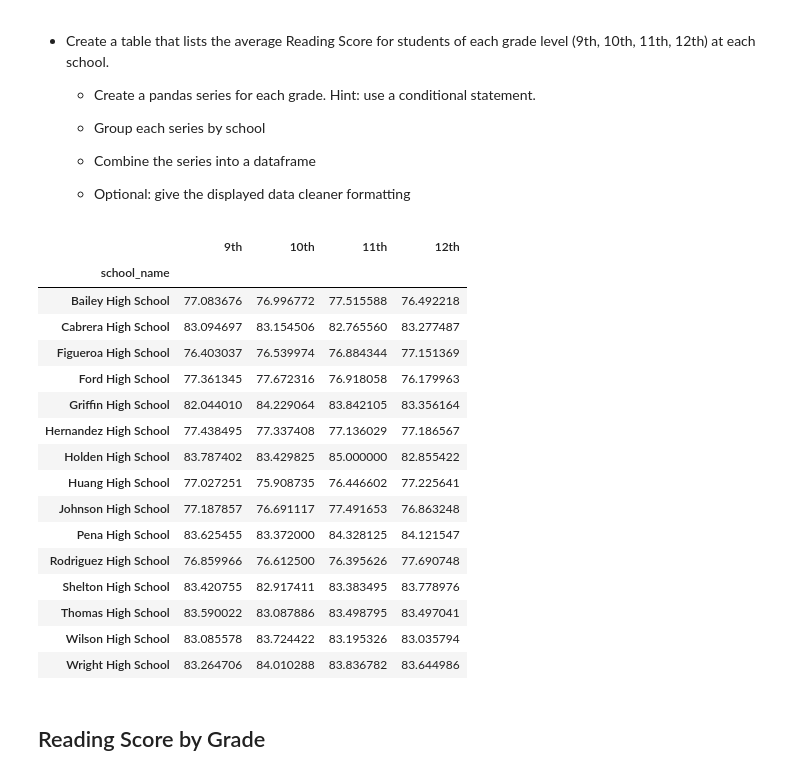
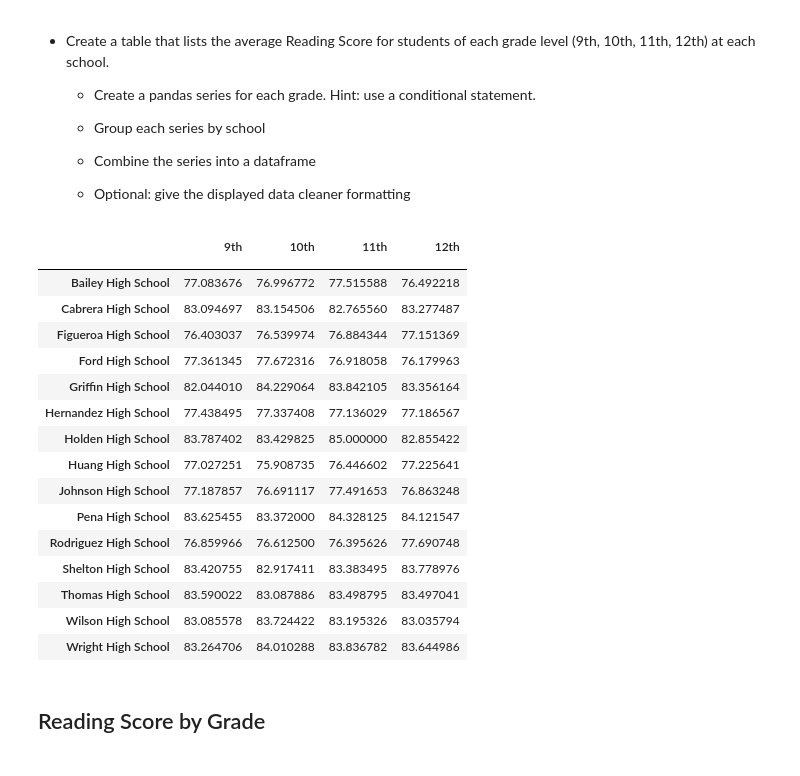
Before and after one commit to hiu-lai/pandas-challenge, a Jupyter notebook: PyCitySchools/PyCitySchools.ipynb, the cells around one changed output. Saved outputs shown, nothing was run; the diff lists cells and outputs as text; code cells hidden in the pictures.

```diff
--- a/PyCitySchools/PyCitySchools.ipynb
+++ b/PyCitySchools/PyCitySchools.ipynb
@@ -15,7 +15,7 @@ student_data = pd.read_csv(student_data_to_load)
 
 # Combine the data into a single dataset.
 school_data_complete = pd.merge(student_data, school_data, how="left", on=["school_name", "school_name"])
-school_data_complete = school_data_complete.rename(columns={'type': 'school type'})
+school_data_complete = school_data_complete.rename(columns={'type': 'School Type'})
 school_data_complete.head(10)
 # %% [output]
 |  | Student ID | student_name | gender | grade | school_name | reading_score | math_score | School ID | ... |
@@ -203,34 +206,35 @@ math_grade_df = school_data_complete[['school_name', 'grade', 'math_score']]
 # 9th Grade math score
 math_9th_table = math_grade_df.loc[(math_grade_df["grade"] == "9th"), :]
 math_9th_table = math_9th_table[["school_name", "math_score"]].rename(columns={"math_score": "9th"})
 math_9th_table = math_9th_table.groupby(['school_name'])
 math_9th_table = math_9th_table[['9th']].mean()
 
 # 10th Grade math score
 math_10th_table = math_grade_df.loc[(math_grade_df["grade"] == "10th"), :]
 math_10th_table = math_10th_table[["school_name", "math_score"]].rename(columns={"math_score": "10th"})
 math_10th_table = math_10th_table.groupby(['school_name'])
 math_10th_table = math_10th_table[['10th']].mean()
 
 # 11th Grade math score
 math_11th_table = math_grade_df.loc[(math_grade_df["grade"] == "11th"), :]
 math_11th_table = math_11th_table[["school_name", "math_score"]].rename(columns={"math_score": "11th"})
 math_11th_table = math_11th_table.groupby(['school_name'])
 math_11th_table = math_11th_table[['11th']].mean()
 
 # 12th Grade math score
 math_12th_table = math_grade_df.loc[(math_grade_df["grade"] == "12th"), :]
 math_12th_table = math_12th_table[["school_name", "math_score"]].rename(columns={"math_score": "12th"})
 math_12th_table = math_12th_table.groupby(['school_name'])
 math_12th_table = math_12th_table[['12th']].mean()
 
 school_math_grade = pd.merge(math_9th_table, math_10th_table, on=["school_name"])
 school_math_grade = pd.merge(school_math_grade, math_11th_table, on=["school_name"])
 school_math_grade = pd.merge(school_math_grade, math_12th_table, on=["school_name"])
+school_math_grade = school_math_grade.rename_axis(index='')
 school_math_grade
 # %% [output]
 |  | 9th | 10th | 11th | 12th |
-| school_name |  |  |  |  |
+|  |  |  |  |  |
 | Bailey High School | 77.083676 | 76.996772 | 77.515588 | 76.492218 |
 | Cabrera High School | 83.094697 | 83.154506 | 82.765560 | 83.277487 |
 | Figueroa High School | 76.403037 | 76.539974 | 76.884344 | 77.151369 |
```
Also changed, not shown: parts of 5 cells of this notebook, 1 other file.
